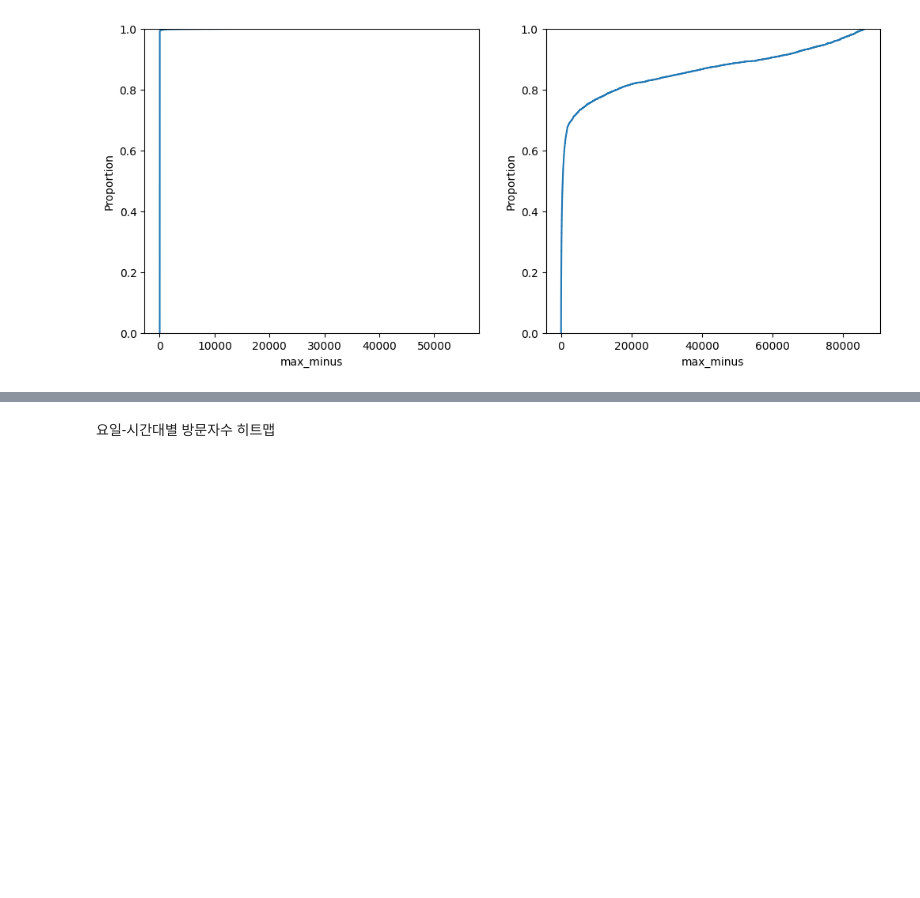
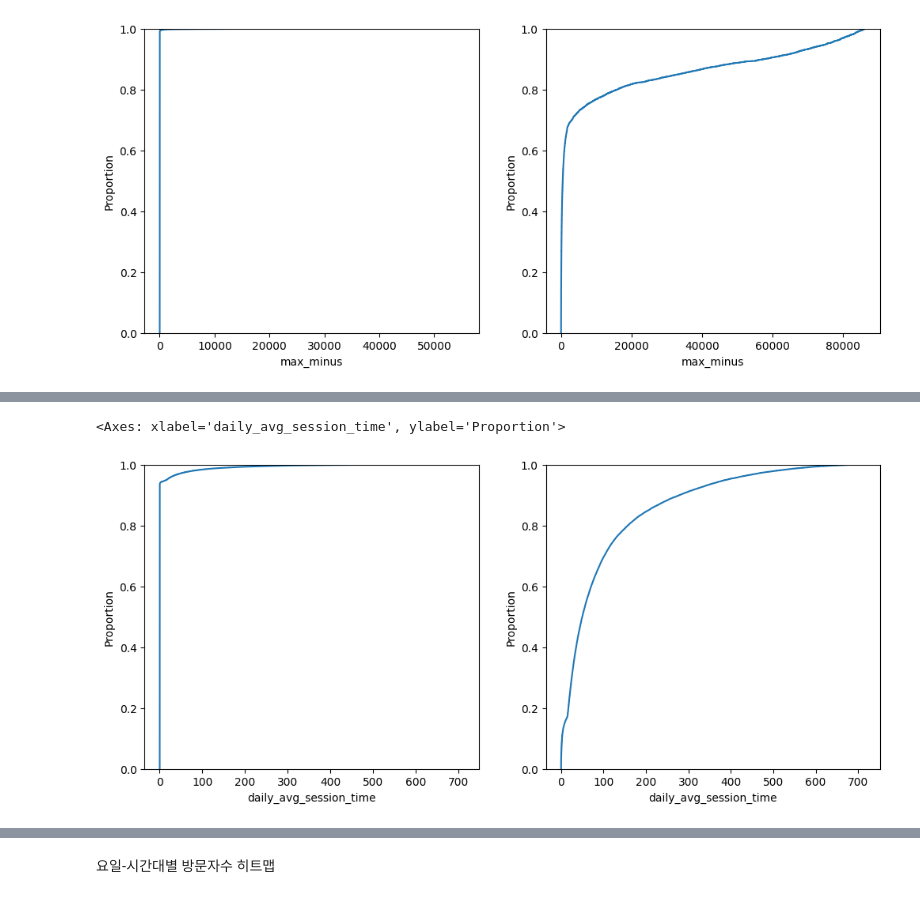
Before and after one commit to eju1019/ipark, a Jupyter notebook: GA_data.ipynb, the cells around one changed output, grey strips where cells are left out. Drawn from its saved outputs; the diff is of its cells as text; code cells hidden in the pictures; blank space fills up the shorter version.

```diff
--- a/GA_data.ipynb
+++ b/GA_data.ipynb
@@ -424,0 +451,14 @@ See the caveats in the documentation: https://pandas.pydata.org/pandas-docs/stab
+# %%
+# 평균 세션 시간 구하기
+# 유저별-일별로 max,mim time & total session count 생성
+df_sorted['daily_max_time'] = df_sorted.groupby(['fullVisitorId','visit_ymd'])['visitStartTime'].transform('max')
+df_sorted['daily_min_time'] = df_sorted.groupby(['fullVisitorId','visit_ymd'])['visitStartTime'].transform('min')
+df_sorted['daily_total_seesion'] = df_sorted.groupby(['fullVisitorId','visit_ymd'])['new_id'].transform('nunique')
+
+# 유저별 일별 세션 시간
+# max time - min time / total session 으로 일 평균 세션 시간 구하기
+df_sorted['daily_session_time'] = (df_sorted['daily_max_time']-df_sorted['daily_min_time'])
+df_sorted['daily_avg_session_time'] = (df_sorted['daily_max_time']-df_sorted['daily_min_time']) / df_sorted['daily_total_seesion']
+
+df_sorted['daily_avg_session_time'] = df_sorted['daily_avg_session_time'].dt.seconds / 60
+df_sorted['daily_avg_session_time'].describe()
@@ -424,0 +475,18 @@ See the caveats in the documentation: https://pandas.pydata.org/pandas-docs/stab
+# %%
+# 유저별 일별 평균 세션 시간
+# 0포함 버전
+df_avg_session_time = pd.DataFrame(df_sorted.groupby('fullVisitorId')['daily_avg_session_time'].mean())
+
+# 0제외 버전
+df_session_time_not_zero = df_sorted[df_sorted['daily_avg_session_time'] > 0]
+df_avg_session_time_not_zero = pd.DataFrame(df_session_time_not_zero.groupby('fullVisitorId')['daily_avg_session_time'].mean())
+
+#ECDF 그래프 시각화
+plt.figure(figsize= (12,5))
+plt.subplot(1,2,1)
+sns.ecdfplot(data=df_avg_session_time, x='daily_avg_session_time')
+plt.subplot(1,2,2)
+sns.ecdfplot(data=df_avg_session_time_not_zero, x='daily_avg_session_time')
+# %% [output]
+<Axes: xlabel='daily_avg_session_time', ylabel='Proportion'>
+[figure, added]
```
Also changed, not shown: parts of 23 cells of this notebook.
